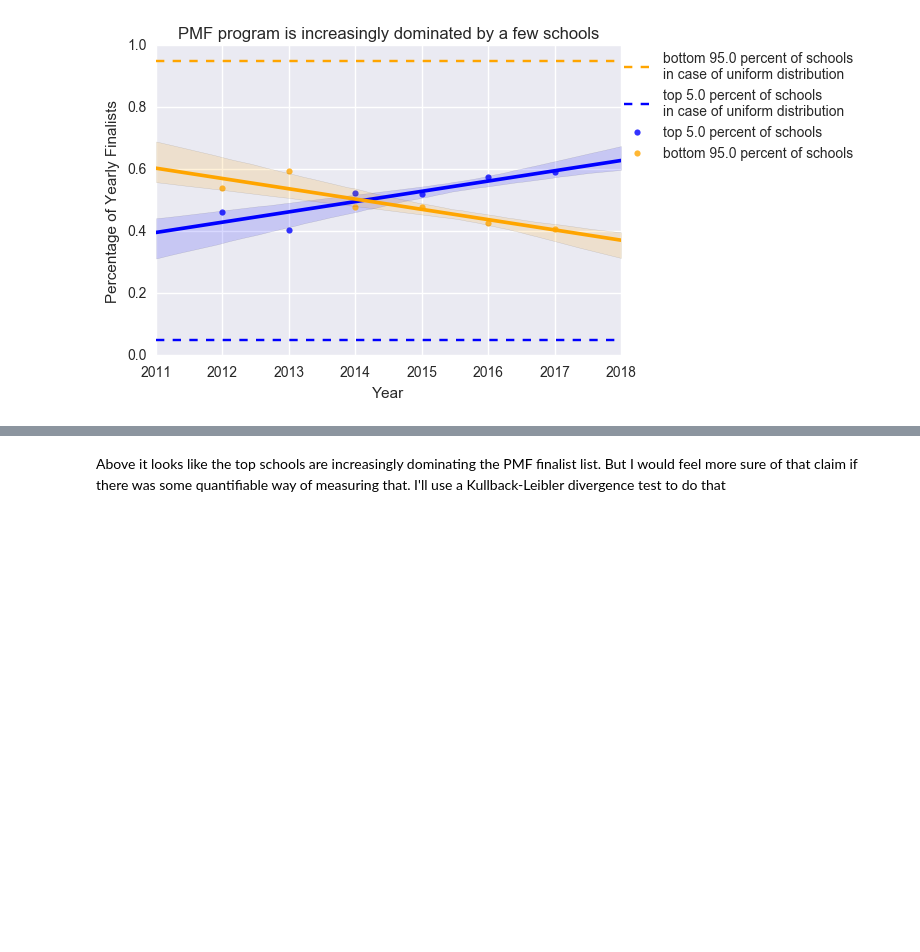
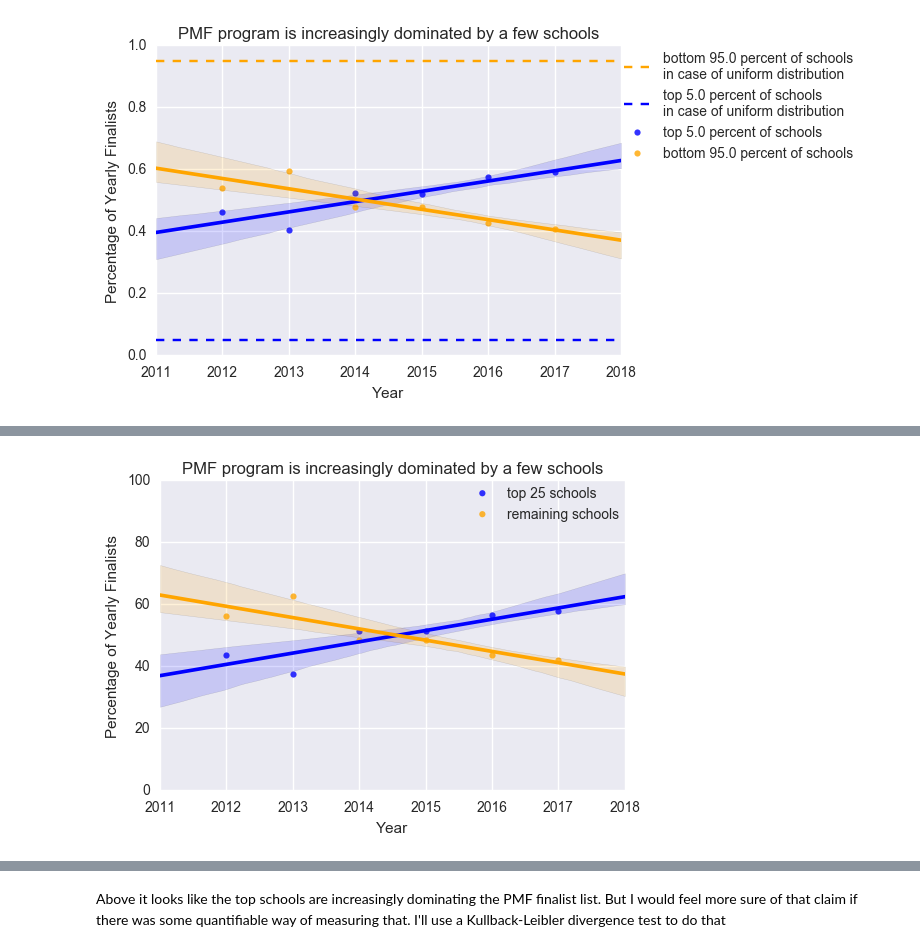
Before and after one commit to keklarup/PMF, a Jupyter notebook: Ktinker on Finalists-GitHub.ipynb, the cells around one changed output, grey strips where cells are left out. Cells and saved outputs as stored; diff of their text form; code cells hidden in the pictures; blank space fills up the shorter version.

```diff
--- a/Ktinker on Finalists-GitHub.ipynb
+++ b/Ktinker on Finalists-GitHub.ipynb
@@ -284,0 +290,15 @@ plt.savefig('PMF_Finalists_TopPercent',bbox_inches='tight')
+# %%
+m=0
+n=25;
+TopList=df.School2.value_counts().index[m:n];
+yearlyData['Top%sSchools'%n]=0
+yearlyData['BotSchools_%s'%(n)]=0
+for year in [2012,2013,2014,2015,2016,2017]:
+    a=len(df.loc[(df.loc[:,'School2'].isin(TopList))&(df.loc[:,'Year']==year),:])
+    yearlyData.loc[yearlyData.loc[:,'PMF_Years']==year,'Top%sSchools'%n]=a
+yearlyData['BotSchools_%s'%(n)]=yearlyData['FinalistsTotal']-yearlyData['Top%sSchools'%n]
+yearlyDatav2=yearlyData[['PMF_Years','FinalistsTotal','Top%sSchools'%n,'BotSchools_%s'%n,]].copy()
+yearlyDatav2['ratioTopBot']=round(yearlyDatav2['Top%sSchools'%n]/yearlyDatav2['BotSchools_%s'%n]*100,1)
+yearlyDatav2['ratioTopTot']=round(yearlyDatav2['Top%sSchools'%n]/yearlyDatav2['FinalistsTotal']*100,1)
+yearlyDatav2['ratioBotTot']=round(yearlyDatav2['BotSchools_%s'%n]/yearlyDatav2['FinalistsTotal']*100,1)
+yearlyDatav2
@@ -284,0 +313,15 @@ plt.savefig('PMF_Finalists_TopPercent',bbox_inches='tight')
+# %%
+sns.regplot(x='PMF_Years',y='ratioTopTot',data=yearlyDatav2.loc[~(
+            yearlyData.loc[:,'PMF_Years']==2018),:],color='blue',ci=90,label='top %s schools'%(n));
+sns.regplot(x='PMF_Years',y='ratioBotTot',data=yearlyDatav2.loc[~(
+            yearlyData.loc[:,'PMF_Years']==2018),:],color='orange',ci=90,label='remaining schools');
+plt.xlim(2011,2018);
+plt.axis([2011,2018,0.,100.])
+plt.title('PMF program is increasingly dominated by a few schools');
+plt.ylabel('Percentage of Yearly Finalists');
+plt.xlabel('Year');
+plt.ticklabel_format(useOffset=False)
+plt.legend(bbox_to_anchor=(1., 1.),loc=1,borderaxespad=0.);
+plt.savefig('PMF_Finalists_Top%s'%(n),bbox_inches='tight')
+# %% [output]
+[figure, added]
```
Also changed, not shown: parts of 11 cells of this notebook, 4 other files.
